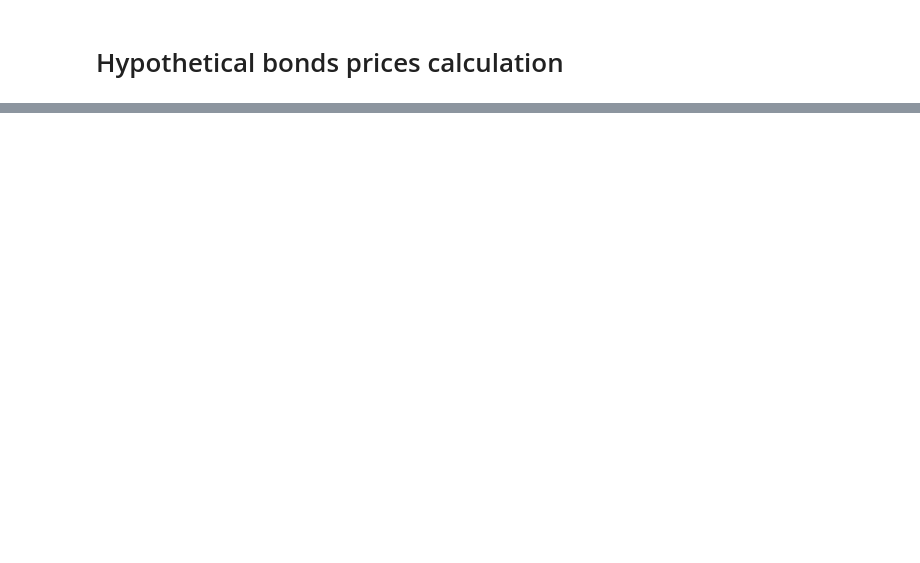
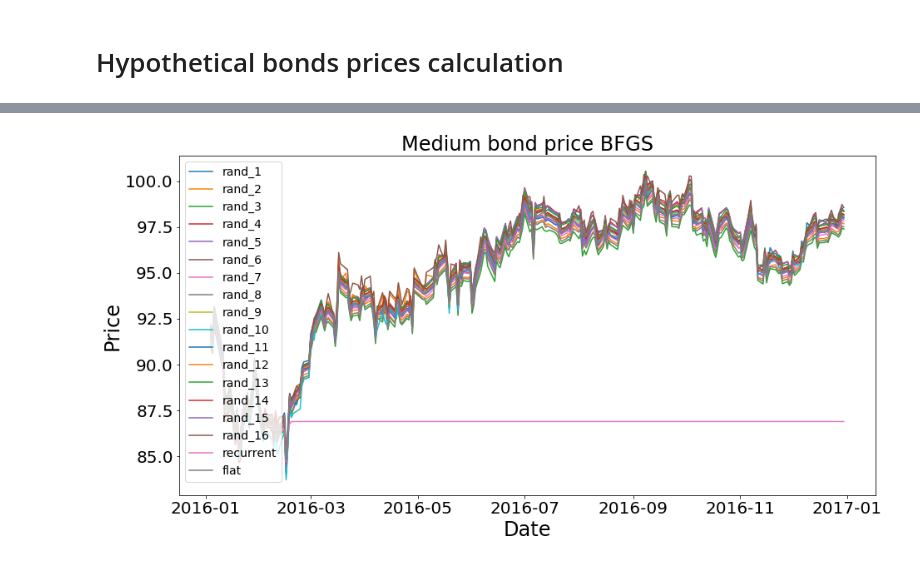
Before and after one commit to andrey-lukyanov/Comparing-numerical-methods-for-term-structure-fitting, a Jupyter notebook: Visualisation.ipynb, the cells around one changed output, grey strips where cells are left out. Cells and saved outputs as stored; diff of their text form; code cells hidden in the pictures; blank space fills up the shorter version.

```diff
--- a/Visualisation.ipynb
+++ b/Visualisation.ipynb
@@ -151,0 +342,28 @@ Wall time: 12.9 s
+# %%
+plt.figure(figsize = (15,7.5))
+plt.title('Medium bond price BFGS', fontsize = 24)
+plt.plot(hypothetical_bonds_prices[0]['medium'], label = 'rand_1')
+plt.plot(hypothetical_bonds_prices[1]['medium'], label = 'rand_2')
+plt.plot(hypothetical_bonds_prices[2]['medium'], label = 'rand_3')
+plt.plot(hypothetical_bonds_prices[3]['medium'], label = 'rand_4')
+plt.plot(hypothetical_bonds_prices[4]['medium'], label = 'rand_5')
+plt.plot(hypothetical_bonds_prices[5]['medium'], label = 'rand_6')
+plt.plot(hypothetical_bonds_prices[6]['medium'], label = 'rand_7')
+plt.plot(hypothetical_bonds_prices[7]['medium'], label = 'rand_8')
+plt.plot(hypothetical_bonds_prices[8]['medium'], label = 'rand_9')
+plt.plot(hypothetical_bonds_prices[9]['medium'], label = 'rand_10')
+plt.plot(hypothetical_bonds_prices[10]['medium'], label = 'rand_11')
+plt.plot(hypothetical_bonds_prices[11]['medium'], label = 'rand_12')
+plt.plot(hypothetical_bonds_prices[12]['medium'], label = 'rand_13')
+plt.plot(hypothetical_bonds_prices[13]['medium'], label = 'rand_14')
+plt.plot(hypothetical_bonds_prices[14]['medium'], label = 'rand_15')
+plt.plot(hypothetical_bonds_prices[15]['medium'], label = 'rand_16')
+plt.plot(hypothetical_bonds_prices[-9]['medium'], label = 'recurrent')
+plt.plot(hypothetical_bonds_prices[-5]['medium'], label = 'flat')
+plt.xlabel('Date', fontsize = 24)
+plt.ylabel('Price', fontsize = 24)
+plt.xticks(fontsize = 20)
+plt.yticks(fontsize = 20)
+plt.legend(fontsize = 14);
+# %% [output]
+[figure, added]
```
Also changed, not shown: parts of 32 cells of this notebook, 2 other files.
